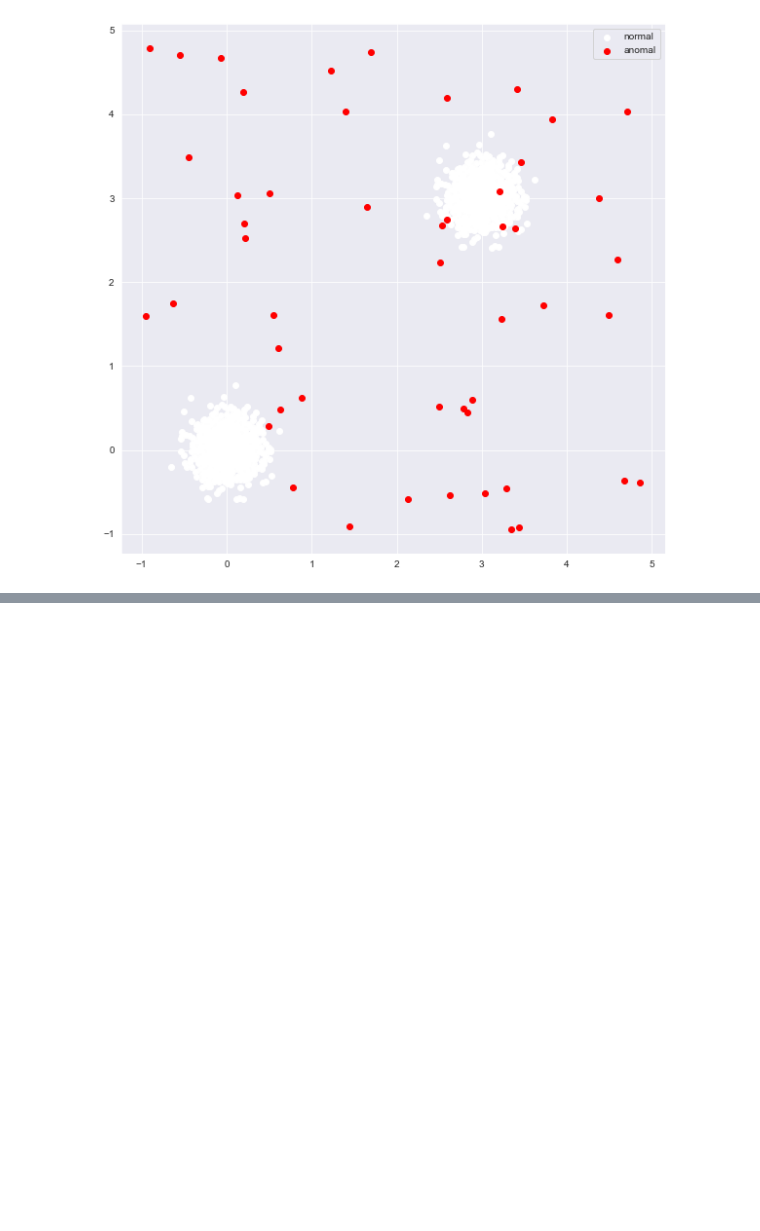
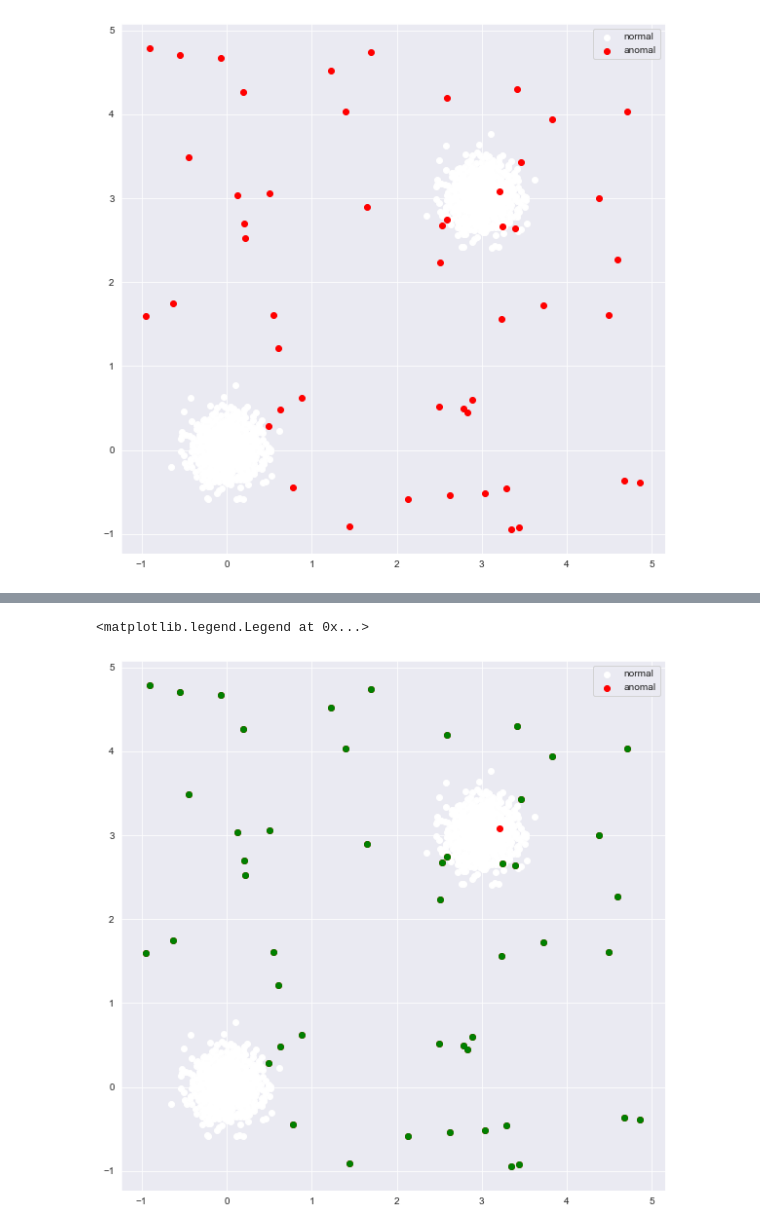
Before and after one commit to SuminBae97/MachineLearning, a Jupyter notebook: Isolation_forest_example.ipynb, the cells around one changed output, grey strips where cells are left out. Saved outputs shown, nothing was run; the diff lists cells and outputs as text; code cells hidden in the pictures; blank space fills up the shorter version.

Commit message:
- plotting with predicted model

```diff
--- a/Isolation_forest_example.ipynb
+++ b/Isolation_forest_example.ipynb
@@ -32,3 +34,6 @@ ax.legend()
 # %% [output]
 <matplotlib.legend.Legend at 0x...>
 [figure]
+# %%
+clf = IsolationForest()
+clf.fit(X_train)
@@ -34,0 +44,5 @@ ax.legend()
+# %%
+y_pred_train = clf.predict(X_train)
+y_pred_test = clf.predict(X_test)
+
+y_pred_outliers = clf.predict(X_outliers)
@@ -34,0 +51,2 @@ ax.legend()
+# %%
+X_outliers = X_outliers.assign(y = y_pred_outliers)
@@ -34,0 +73,11 @@ ax.legend()
+# %%
+
+fig,ax = plt.subplots(figsize=(10,10))
+
+ax.scatter(X_train['x1'],X_train['x2'],c='white',label='normal')
+ax.scatter(X_outliers['x1'],X_outliers['x2'],c='red',label='anomal')
+ax.scatter(X_outliers.loc[X_outliers.y==-1 , ['x1']] , X_outliers.loc[X_outliers.y==-1 , ['x2']] , c='Green')
+ax.legend()
+# %% [output]
+<matplotlib.legend.Legend at 0x...>
+[figure, added]
```
Also changed, not shown: parts of 5 cells of this notebook.
